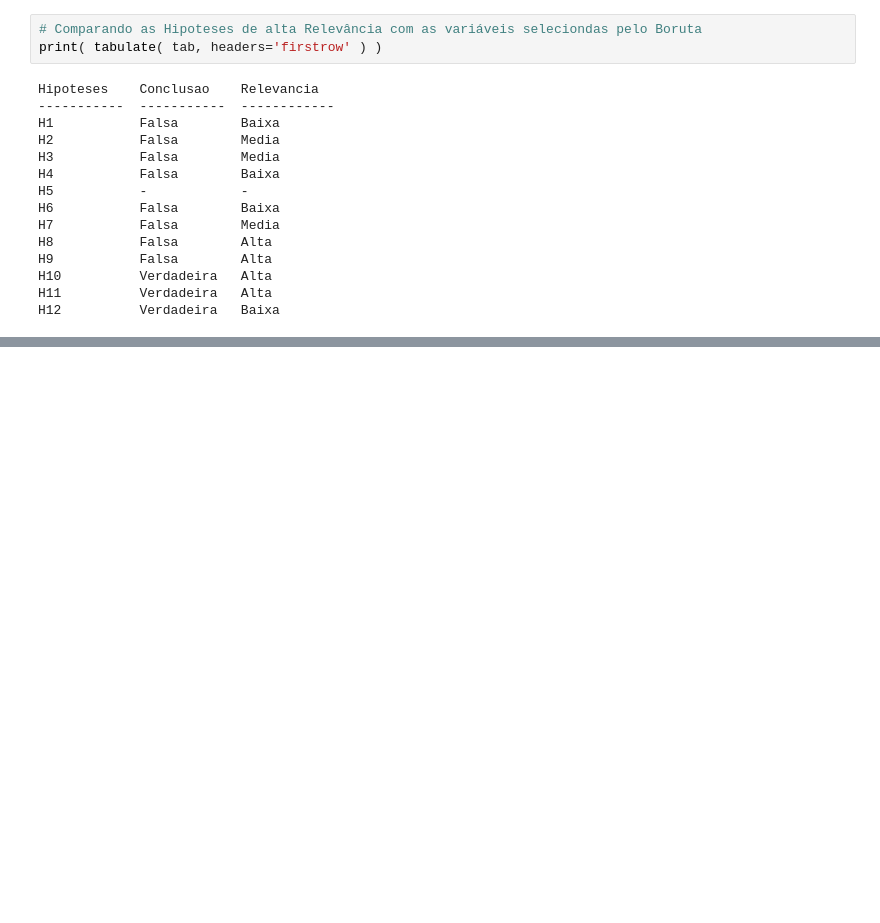
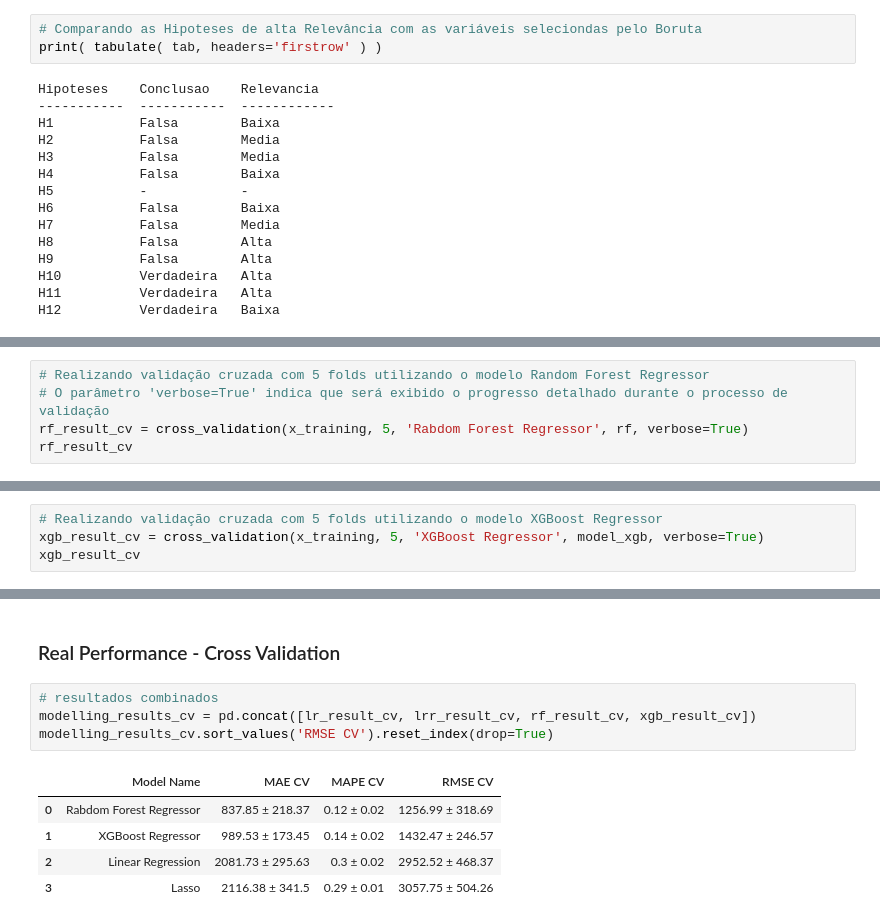
Before and after one commit to phfreitass/rossaman-sales-forecast, a Jupyter notebook: notebooks/1.0.ph_rossmann_store_sales.ipynb, the cells around one changed output, grey strips where cells are left out. Cells and saved outputs as stored; diff of their text form; blank space fills up the shorter version.

```diff
--- a/notebooks/1.0.ph_rossmann_store_sales.ipynb
+++ b/notebooks/1.0.ph_rossmann_store_sales.ipynb
@@ -1627,0 +1739,5 @@ cols_selected_boruta
+# %%
+# Realizando validação cruzada com 5 folds utilizando o modelo Random Forest Regressor
+# O parâmetro 'verbose=True' indica que será exibido o progresso detalhado durante o processo de validação
+rf_result_cv = cross_validation(x_training, 5, 'Rabdom Forest Regressor', rf, verbose=True)
+rf_result_cv
@@ -1627,0 +1782,4 @@ cols_selected_boruta
+# %%
+# Realizando validação cruzada com 5 folds utilizando o modelo XGBoost Regressor
+xgb_result_cv = cross_validation(x_training, 5, 'XGBoost Regressor', model_xgb, verbose=True)
+xgb_result_cv
@@ -1627,0 +1821,12 @@ cols_selected_boruta
+# %% [markdown]
+### Real Performance - Cross Validation
+# %%
+# resultados combinados
+modelling_results_cv = pd.concat([lr_result_cv, lrr_result_cv, rf_result_cv, xgb_result_cv])
+modelling_results_cv.sort_values('RMSE CV').reset_index(drop=True)
+# %% [output]
+|  | Model Name | MAE CV | MAPE CV | RMSE CV |
+| 0 | Rabdom Forest Regressor | 837.85 ± 218.37 | 0.12 ± 0.02 | 1256.99 ± 318.69 |
+| 1 | XGBoost Regressor | 989.53 ± 173.45 | 0.14 ± 0.02 | 1432.47 ± 246.57 |
+| 2 | Linear Regression | 2081.73 ± 295.63 | 0.3 ± 0.02 | 2952.52 ± 468.37 |
+| 3 | Lasso | 2116.38 ± 341.5 | 0.29 ± 0.01 | 3057.75 ± 504.26 |
```
Also changed, not shown: parts of 35 cells of this notebook.
